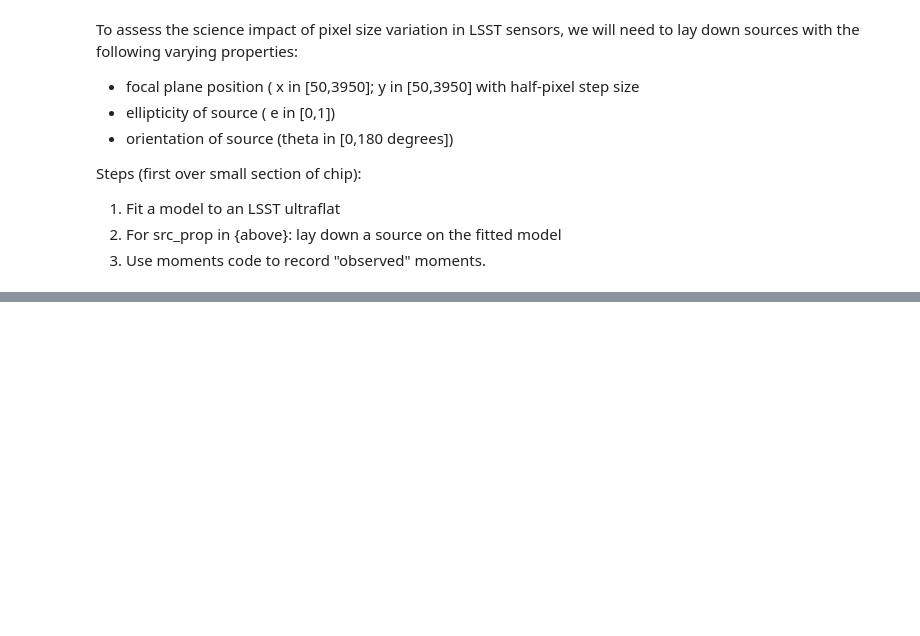
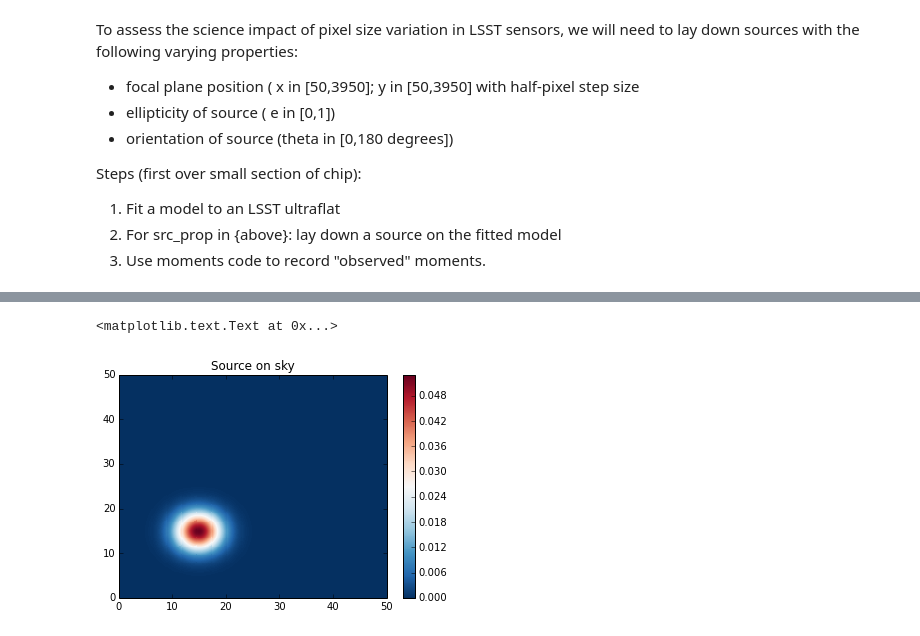
Before and after one commit to cpadavis/weak_sauce, a Jupyter notebook: notebooks/assessing_science_impact.ipynb, the cells around one changed output, grey strips where cells are left out. Cells and saved outputs as stored; diff of their text form; code cells hidden in the pictures; blank space fills up the shorter version.

```diff
--- a/notebooks/assessing_science_impact.ipynb
+++ b/notebooks/assessing_science_impact.ipynb
@@ -56,4 +57,13 @@ plt.title('Residual')
 [figure]
+# %%
+stationary_source.plot(stationary_source.fluxes,
+                           stationary_source.vertices[:,:,0],
+                           stationary_source.vertices[:,:,1],
+                           pcolormesh_kwargs_in={'linewidths':0})
+plt.title('Source on sky')
+# %% [output]
+<matplotlib.text.Text at 0x...>
+[figure, added]
 # %%
 #temp.source.psf_evaluator = Moment_Evaluator(num_iter_max = 1000000, bound_correct_wt = 0.25, epsilon=1e-10)
 mg.evaluate_psf()
```
Also changed, not shown: parts of 11 cells of this notebook, 4 other files.
